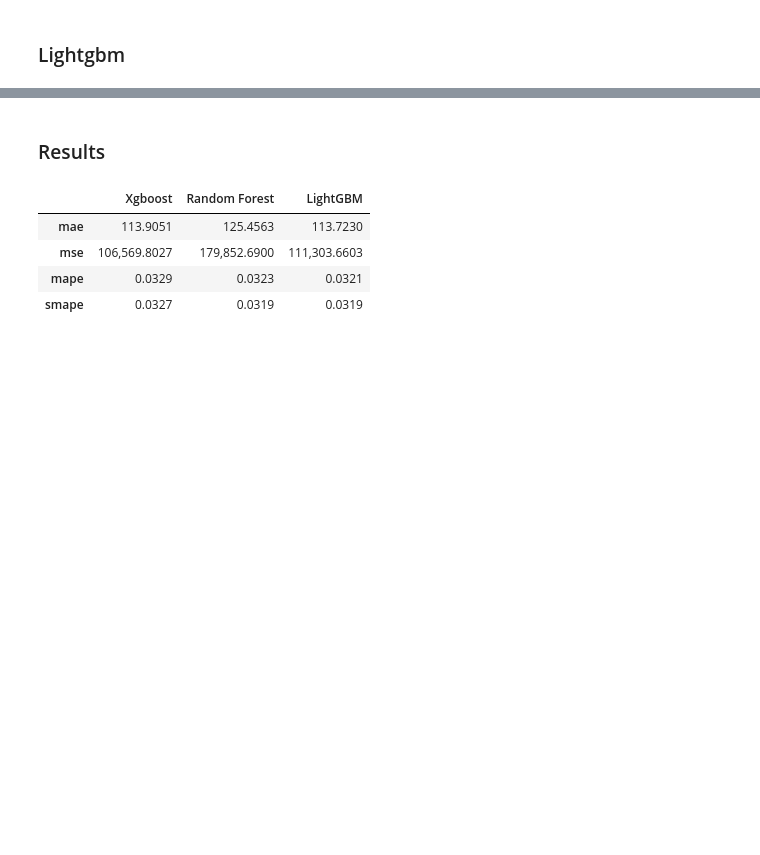
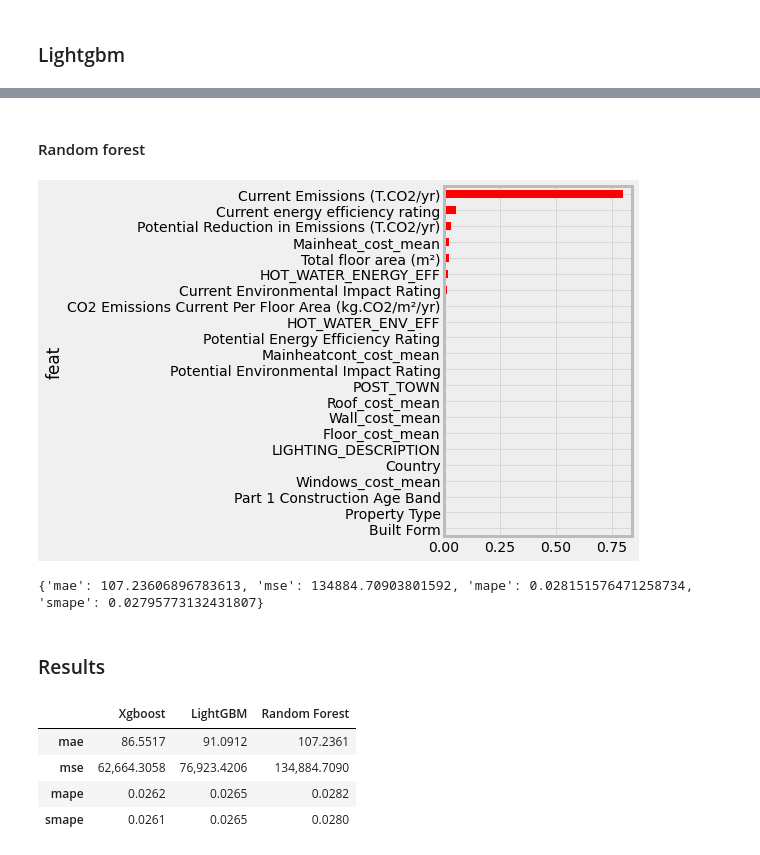
Before and after one commit to abessalov/Ocean_Energy_Efficiency, a Jupyter notebook: 5_Modelling_cost.ipynb, the cells around one changed output, grey strips where cells are left out. Cells and saved outputs as stored; diff of their text form; code cells hidden in the pictures; blank space fills up the shorter version.

```diff
--- a/5_Modelling_cost.ipynb
+++ b/5_Modelling_cost.ipynb
@@ -28,6 +28,18 @@ df = df.merge(df1, on = 'Property_UPRN', how = 'left')
 
 df1 = pd.read_csv('data/features/ROOF_DESCRIPTION.csv', sep = '|')
 df = df.merge(df1, on = 'Property_UPRN', how = 'left')
+
+df1 = pd.read_csv('data/features/FLOOR_DESCRIPTION.csv', sep = '|')
+df = df.merge(df1, on = 'Property_UPRN', how = 'left')
+
+df1 = pd.read_csv('data/features/WINDOWS_DESCRIPTION.csv', sep = '|')
+df = df.merge(df1, on = 'Property_UPRN', how = 'left')
+
+df1 = pd.read_csv('data/features/MAINHEAT_DESCRIPTION.csv', sep = '|')
+df = df.merge(df1, on = 'Property_UPRN', how = 'left')
+
+df1 = pd.read_csv('data/features/MAINHEATCONT_DESCRIPTION.csv', sep = '|')
+df = df.merge(df1, on = 'Property_UPRN', how = 'left')
 # %%
 # print features for convenient working
 for f in df.columns:
@@ -359,0 +362,2 @@ print(score1)
+# %% [markdown]
+#### Random forest
@@ -360,13 +369,31 @@ print(score1)
+# %%
+# Feature importances
+df_imp = pd.Series(model_rf.feature_importances_, index = feats_used)
+df_imp = df_imp/sum(df_imp)
+df_imp = df_imp.reset_index()
+df_imp.rename(columns={'index':'feat',0:'imp'}, inplace = True)
+df_imp = df_imp.sort_values(by = 'imp')
+p = df_imp.set_index('feat').imp.plot(kind = 'barh', figsize = (3,6), color = 'red')
+# %% [output]
+[figure, added]
+# %%
+# metrics on validation set
+y_pred = model_rf.predict(xv.fillna(0))
+score1 = ts_metrics(yv, y_pred)
+list_scores.append(score1)
+print(score1)
+# %% [output]
+{'mae': 107.23606896783613, 'mse': 134884.70903801592, 'mape': 0.028151576471258734, 'smape': 0.02795773132431807}
 # %% [markdown]
 ### Results
 # %%
 df_out = pd.options.display.float_format = '{:,.4f}'.format
 df_out = pd.DataFrame(list_scores).T
-df_out.columns = ['Xgboost','Random Forest','LightGBM']
+df_out.columns = ['Xgboost','LightGBM','Random Forest']
 df_out
 # %% [output]
-|  | Xgboost | Random Forest | LightGBM |
-| mae | 113.9051 | 125.4563 | 113.7230 |
-| mse | 106,569.8027 | 179,852.6900 | 111,303.6603 |
-| mape | 0.0329 | 0.0323 | 0.0321 |
-| smape | 0.0327 | 0.0319 | 0.0319 |
+|  | Xgboost | LightGBM | Random Forest |
+| mae | 86.5517 | 91.0912 | 107.2361 |
+| mse | 62,664.3058 | 76,923.4206 | 134,884.7090 |
+| mape | 0.0262 | 0.0265 | 0.0282 |
+| smape | 0.0261 | 0.0265 | 0.0280 |
```
Also changed, not shown: parts of 18 cells of this notebook, 23 other files.
